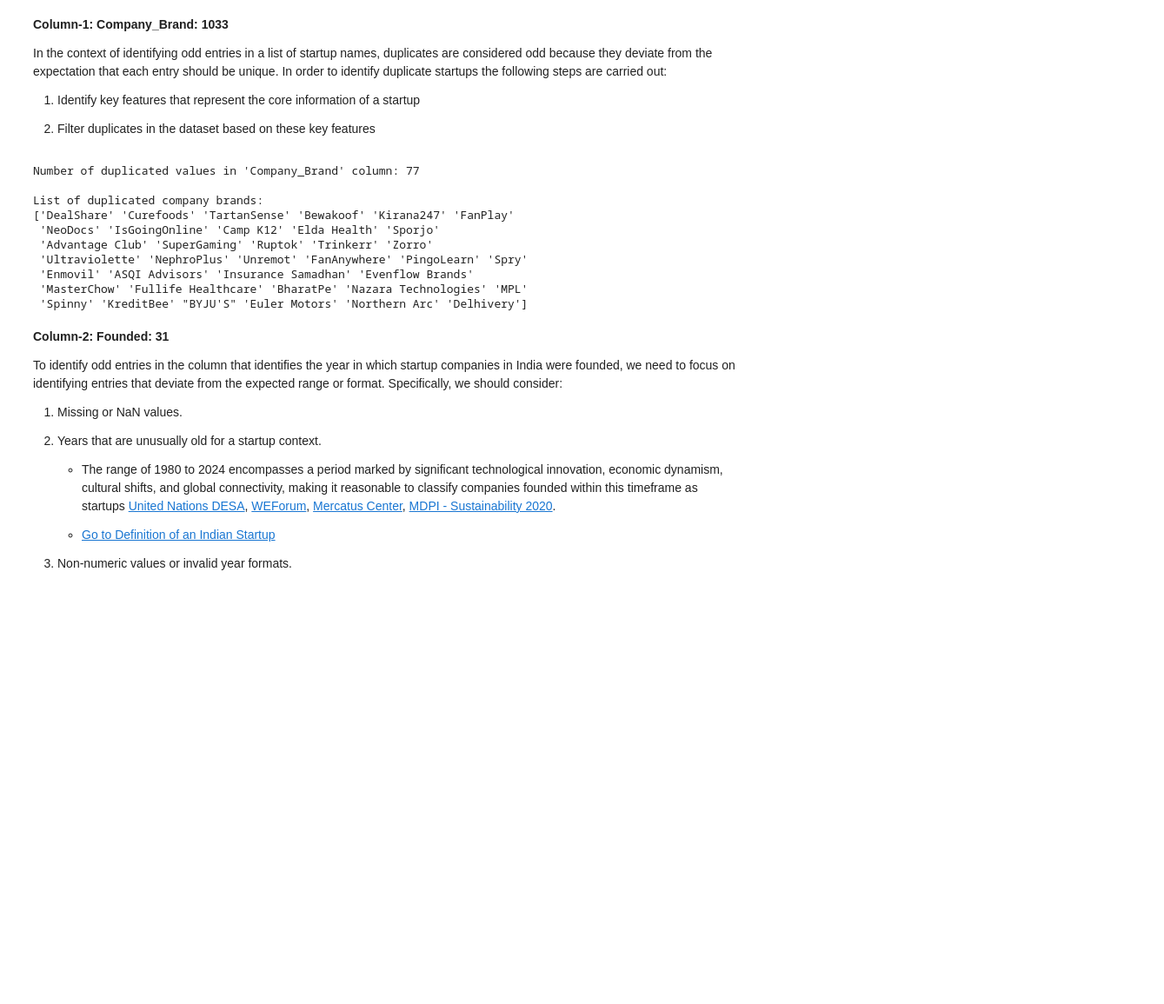
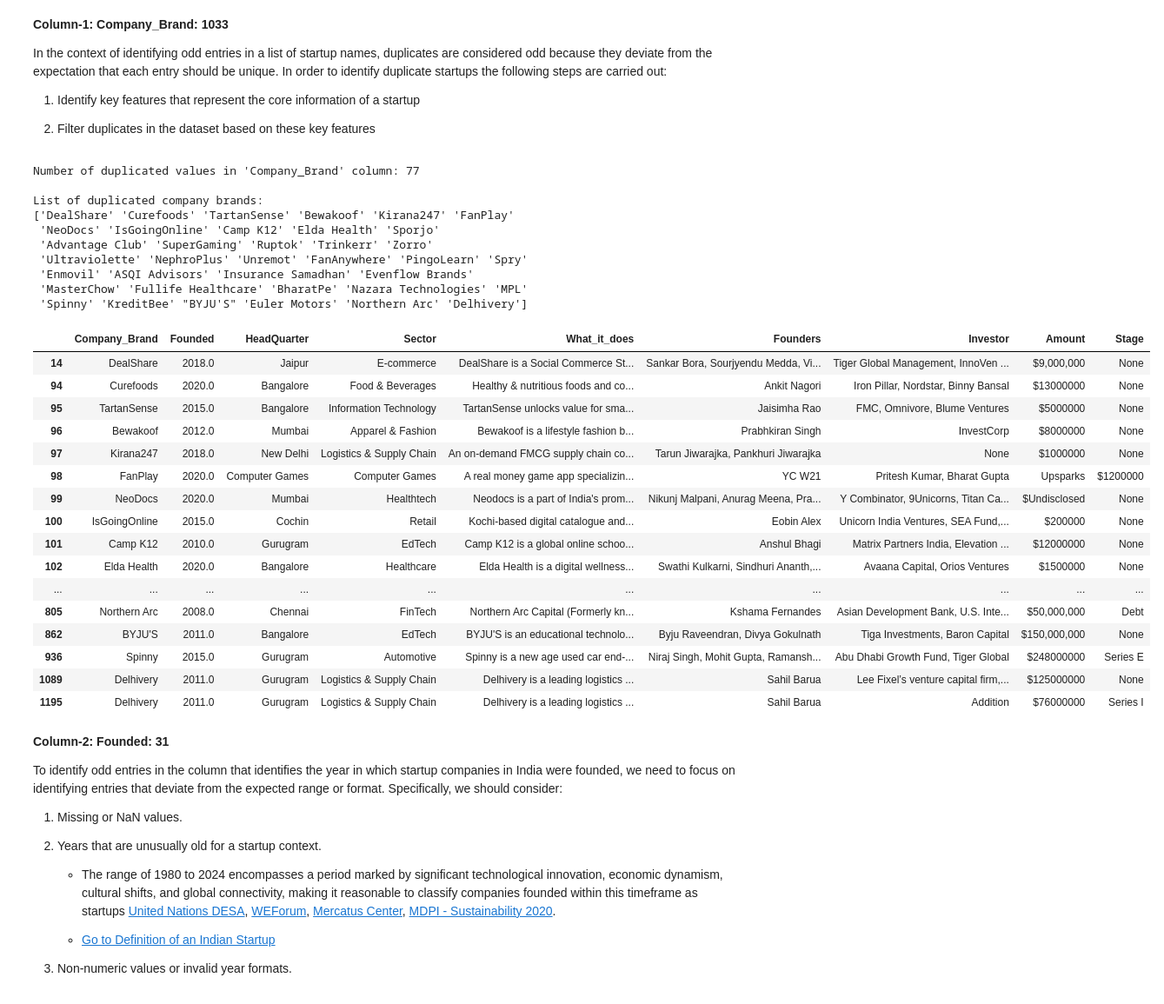
Before and after one commit to ganing12/LP1_Data_Analytics_Project, a Jupyter notebook: Notebook/LP1_Data_Analytics_Project.ipynb, the cells around one changed output. Shown at 87% size. Cells and saved outputs as stored; diff of their text form; code cells hidden in the pictures; blank space fills up the shorter version.

```diff
--- a/Notebook/LP1_Data_Analytics_Project.ipynb
+++ b/Notebook/LP1_Data_Analytics_Project.ipynb
@@ -347,7 +350,7 @@ memory usage: 6.4+ KB
 url = "https://github.com/Azubi-Africa/Career_Accelerator_LP1-Data_Analysis/raw/main/startup_funding2018.csv"
 
 # Local file path where the file will be saved
-local_file_path = r"C:\Users\Nfayem\OneDrive\Azubi_Africa\GitHub\LP1_Data_Analytics_Project\Data\startup_funding2018.csv"
+local_file_path = '../Data/startup_funding2019.csv'
 
 # Send a GET request to the URL
 response = requests.get(url)
@@ -488,31 +491,51 @@ In the context of identifying odd entries in a list of startup names, duplicates
 
 2.  Filter duplicates in the dataset based on these key features
 # %%
-# Check for duplicated values within the 'Company_Brand' column
-duplicate_count = df2021.duplicated(subset=key_columns, keep=False).sum()
-print(f"Number of duplicated values in 'Company_Brand' column: {duplicate_count}")
-
 # Define key columns to identify duplicates
 key_columns = ['Company_Brand', 'Founded', 'HeadQuarter', 'Sector', 'What_it_does', 'Founders']
+
+# Check for number of duplicated values within the 'Company_Brand' column
+dup1_count = df2021.duplicated(subset=key_columns, keep=False).sum()
 
 # Identify duplicate entries in the 'Company_Brand' column
 dup_c1_21 = df2021[df2021.duplicated(subset=key_columns, keep=False)]
 
-# Extract and print just the list of duplicated company brands
+# Extract the list of duplicated company brands
 unidup_c1_21 = dup_c1_21['Company_Brand'].unique()
+
+# Display results
+print(f"Number of duplicated values in 'Company_Brand' column: {dup1_count}")
 print("\nList of duplicated company brands:")
 print(unidup_c1_21)
+dup_c1_21
 # %% [output]
 Number of duplicated values in 'Company_Brand' column: 77
 
 List of duplicated company brands:
 ['DealShare' 'Curefoods' 'TartanSense' 'Bewakoof' 'Kirana247' 'FanPlay'
  'NeoDocs' 'IsGoingOnline' 'Camp K12' 'Elda Health' 'Sporjo'
  'Advantage Club' 'SuperGaming' 'Ruptok' 'Trinkerr' 'Zorro'
  'Ultraviolette' 'NephroPlus' 'Unremot' 'FanAnywhere' 'PingoLearn' 'Spry'
  'Enmovil' 'ASQI Advisors' 'Insurance Samadhan' 'Evenflow Brands'
  'MasterChow' 'Fullife Healthcare' 'BharatPe' 'Nazara Technologies' 'MPL'
  'Spinny' 'KreditBee' "BYJU'S" 'Euler Motors' 'Northern Arc' 'Delhivery']
+|  | Company_Brand | Founded | HeadQuarter | Sector | What_it_does | Founders | Investor | Amount | Stage |
+| 14 | DealShare | 2018.0 | Jaipur | E-commerce | DealShare is a Social Commerce St... | Sankar Bora, Sourjyendu Medda, Vi... | Tiger Global Management, InnoVen ... | $9,000,000 | None |
+| 94 | Curefoods | 2020.0 | Bangalore | Food & Beverages | Healthy & nutritious foods and co... | Ankit Nagori | Iron Pillar, Nordstar, Binny Bansal | $13000000 | None |
+| 95 | TartanSense | 2015.0 | Bangalore | Information Technology | TartanSense unlocks value for sma... | Jaisimha Rao | FMC, Omnivore, Blume Ventures | $5000000 | None |
+| 96 | Bewakoof | 2012.0 | Mumbai | Apparel & Fashion | Bewakoof is a lifestyle fashion b... | Prabhkiran Singh | InvestCorp | $8000000 | None |
+| 97 | Kirana247 | 2018.0 | New Delhi | Logistics & Supply Chain | An on-demand FMCG supply chain co... | Tarun Jiwarajka, Pankhuri Jiwarajka | None | $1000000 | None |
+| 98 | FanPlay | 2020.0 | Computer Games | Computer Games | A real money game app specializin... | YC W21 | Pritesh Kumar, Bharat Gupta | Upsparks | $1200000 |
+| 99 | NeoDocs | 2020.0 | Mumbai | Healthtech | Neodocs is a part of India's prom... | Nikunj Malpani, Anurag Meena, Pra... | Y Combinator, 9Unicorns, Titan Ca... | $Undisclosed | None |
+| 100 | IsGoingOnline | 2015.0 | Cochin | Retail | Kochi-based digital catalogue and... | Eobin Alex | Unicorn India Ventures, SEA Fund,... | $200000 | None |
+| 101 | Camp K12 | 2010.0 | Gurugram | EdTech | Camp K12 is a global online schoo... | Anshul Bhagi | Matrix Partners India, Elevation ... | $12000000 | None |
+| 102 | Elda Health | 2020.0 | Bangalore | Healthcare | Elda Health is a digital wellness... | Swathi Kulkarni, Sindhuri Ananth,... | Avaana Capital, Orios Ventures | $1500000 | None |
+| ... | ... | ... | ... | ... | ... | ... | ... | ... | ... |
+| 805 | Northern Arc | 2008.0 | Chennai | FinTech | Northern Arc Capital (Formerly kn... | Kshama Fernandes | Asian Development Bank, U.S. Inte... | $50,000,000 | Debt |
+| 862 | BYJU'S | 2011.0 | Bangalore | EdTech | BYJU'S is an educational technolo... | Byju Raveendran, Divya Gokulnath | Tiga Investments, Baron Capital | $150,000,000 | None |
+| 936 | Spinny | 2015.0 | Gurugram | Automotive | Spinny is a new age used car end-... | Niraj Singh, Mohit Gupta, Ramansh... | Abu Dhabi Growth Fund, Tiger Global | $248000000 | Series E |
+| 1089 | Delhivery | 2011.0 | Gurugram | Logistics & Supply Chain | Delhivery is a leading logistics ... | Sahil Barua | Lee Fixel’s venture capital firm,... | $125000000 | None |
+| 1195 | Delhivery | 2011.0 | Gurugram | Logistics & Supply Chain | Delhivery is a leading logistics ... | Sahil Barua | Addition | $76000000 | Series I |
 # %% [markdown]
 **Column-2: Founded: 31**
 
```
Also changed, not shown: parts of 71 cells of this notebook, 1 other file.
